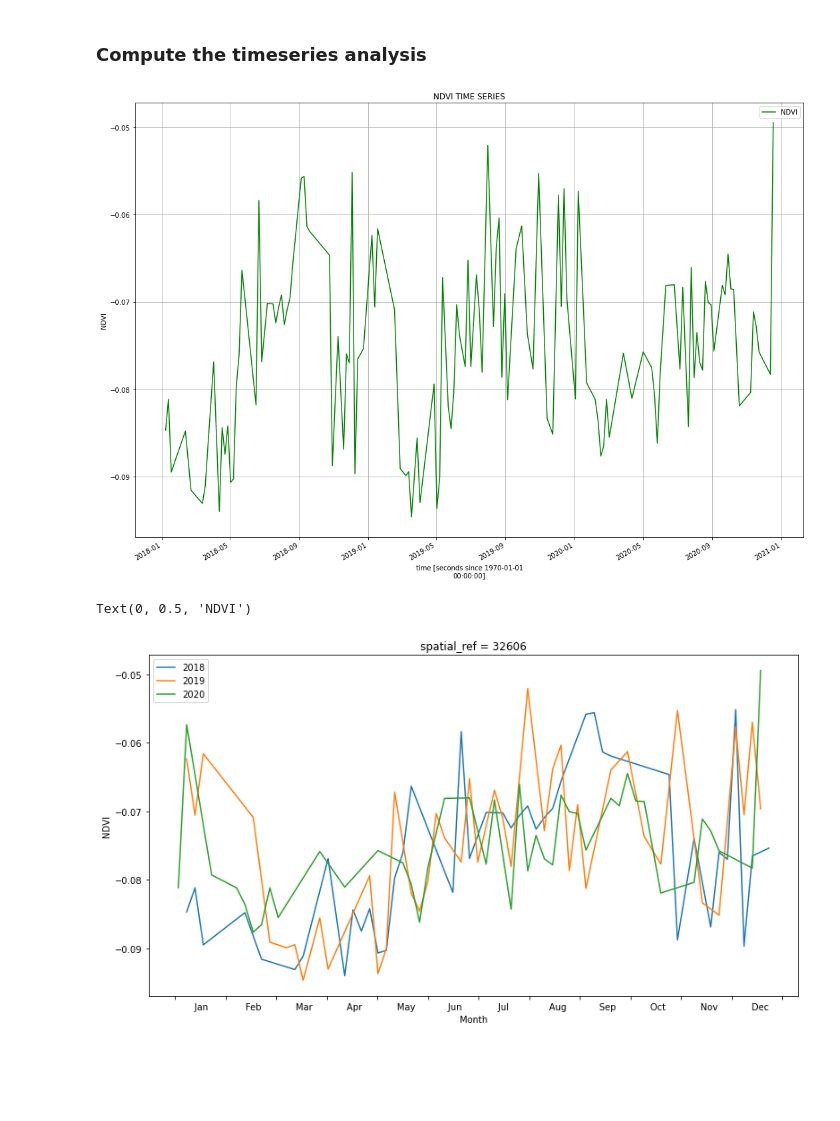
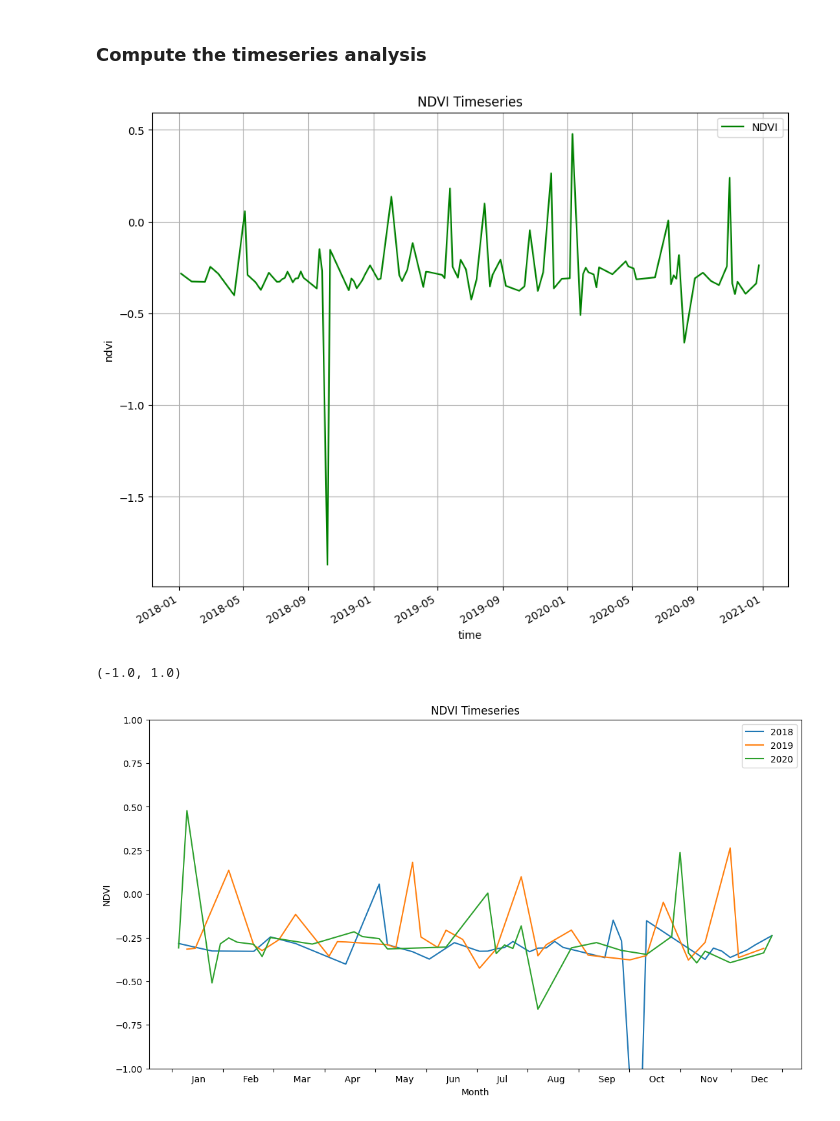
Before and after one commit to digitalearthpacific/DigitalEarthPacific, a Jupyter notebook: notebooks/dev/TimeSeries-ODC.ipynb, the cells around one changed output. Cells and saved outputs as stored; diff of their text form; code cells hidden in the pictures; blank space fills up the shorter version.

Commit message:
Fix up the NDVI Timeseries notebook so it works as intended

```diff
--- a/notebooks/dev/TimeSeries-ODC.ipynb
+++ b/notebooks/dev/TimeSeries-ODC.ipynb
@@ -14,7 +16,7 @@ from odc import stac
 # %% [markdown]
 #### Selecting of Area of Interest using a vector file
 # %%
-area_of_interest = gpd.read_file('data/sugar_cane.geojson')
+area_of_interest = gpd.read_file('data/new_site.geojson')
 area_of_interest.explore(column=area_of_interest.columns[0])
 # %% [output]
 [interactive output not drawn]
@@ -42,7 +44,8 @@ ds = stac.load(
     search.get_items(),
     bands=["red", "nir"],
     crs="EPSG:32606",
-    resolution=(-30, 30),
+    resolution=-30,
     patch_url=pc.sign,
     chunks={'time':1, 'y':1000, 'x': 1000}
 )
+ds
@@ -88,8 +87,22 @@ spatial_ref
 # %% [markdown]
 ### Calculate NDVI
 # %%
-def sr(band):
-    return (2.75e-5 * band) - 0.2
+# Crop the Xarray to the area of interest
+minx, miny, maxx, maxy = area_of_interest.to_crs(ds.odc.crs.to_epsg()).total_bounds
+ds_clipped = ds.rio.clip_box(minx=minx, miny=miny, maxx=maxx, maxy=maxy)
 
-ds["red"] = sr(ds["red"])
-ds["nir"] = sr(ds["nir"])
+# Mask out by the geometry of the field
+mask = xr_rasterize(area_of_interest, ds_clipped)
+ds_clipped = ds_clipped.where(mask)
+
+# Mask out nodata
+ds_clipped = ds_clipped.where(ds_clipped != 0)
+
+# Scale the values in place
+ds_clipped = ds_clipped * 2.75e-5 - 0.2
+ds_clipped
+
+# Calculate NDVI
+ds_clipped['ndvi'] = (ds_clipped["nir"] - ds_clipped["red"]) / (ds_clipped["nir"] + ds_clipped["red"])
+
+ds_clipped
@@ -124,17 +155,19 @@ spatial_ref
 # %% [markdown]
 ### Compute the timeseries analysis
 # %%
-nvdi_plot = ds['NDVI'].mean(dim=["x","y"]).compute()
+# Now compute the mean of NDVI for each timestep for the field
+# This is calling compute() too, which means it will actually load data.
+ndvi_mean = ds_clipped['ndvi'].mean(dim=["x","y"]).compute()
 # %%
-nvdi_plot.plot(color= 'green',label='NDVI', size=12)
+ndvi_mean.plot(color= 'green',label='NDVI', size=8)
 plt.legend(loc='best')
-plt.title("NDVI TIME SERIES")
+plt.title("NDVI Timeseries")
 plt.grid()
 # %% [output]
-[figure, old version]
+[figure, new version]
 # %%
 import numpy as np
-years=nvdi_plot.groupby('time.year')
+years=ndvi_mean.groupby('time.year')
 years_int=[y[0] for y in years]
 
 fig, ax = plt.subplots()
@@ -152,6 +185,11 @@ for m in month:
 plt.xticks(np.linspace(0,365,13), mon, horizontalalignment='left')
 plt.xlabel('Month')
 plt.ylabel('NDVI')
+
+plt.title('NDVI Timeseries')
+
+# Limit the plot to -1 and 1
+plt.ylim(-1,1)
 # %% [output]
-Text(0, 0.5, 'NDVI')
+(-1.0, 1.0)
-[figure, old version]
+[figure, new version]
```
Also changed, not shown: parts of 8 cells of this notebook.
